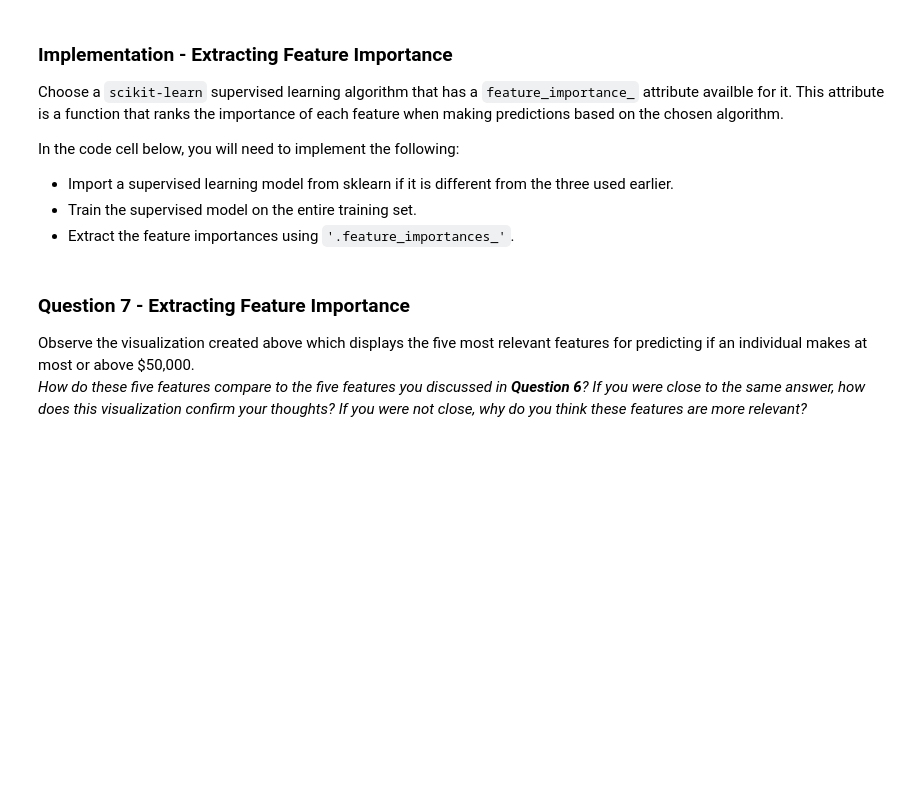
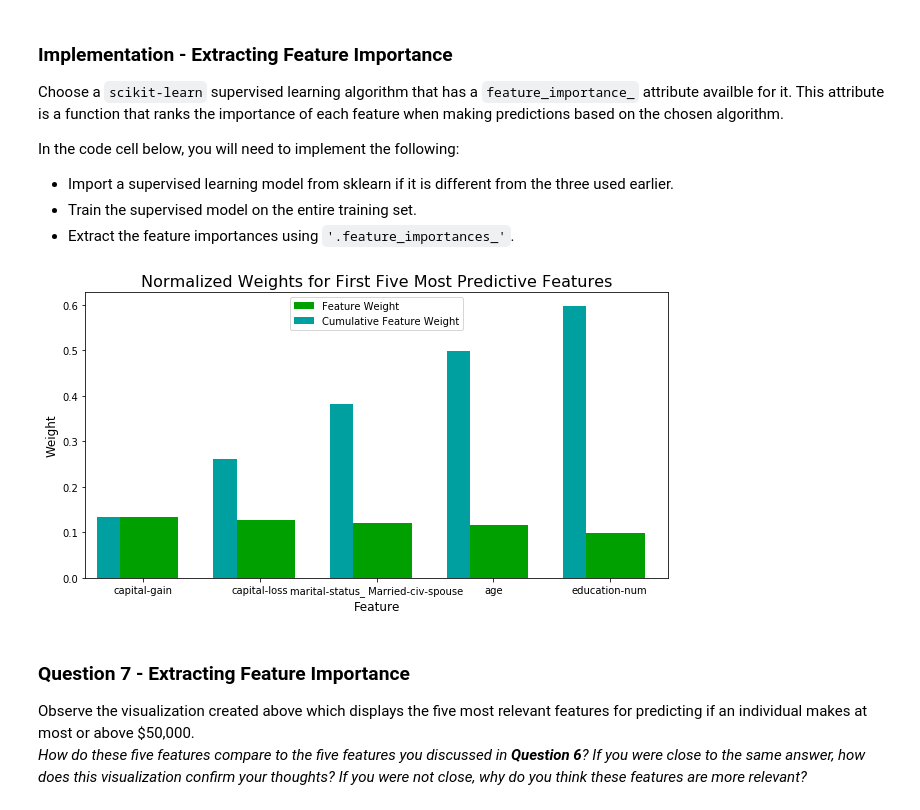
Before and after one commit to wolfman30/Udacity_finding_donors, a Jupyter notebook: finding_donors.ipynb, the cells around one changed output. Drawn from its saved outputs; the diff is of its cells as text; code cells hidden in the pictures; blank space fills up the shorter version.

```diff
--- a/finding_donors.ipynb
+++ b/finding_donors.ipynb
@@ -564,14 +670,17 @@ In the code cell below, you will need to implement the following:
 # %%
 # TODO: Import a supervised learning model that has 'feature_importances_'
 
 # TODO: Train the supervised model on the training set
-model = None
+model = GBC()
+model.fit(X_train, y_train)
 
 # TODO: Extract the feature importances
-importances = None
+importances = model.feature_importances_
 
 # Plot
 vs.feature_plot(importances, X_train, y_train)
+# %% [output]
+[figure, added]
 # %% [markdown]
 ### Question 7 - Extracting Feature Importance
 
```
Also changed, not shown: parts of 27 cells of this notebook, 1 other file.
